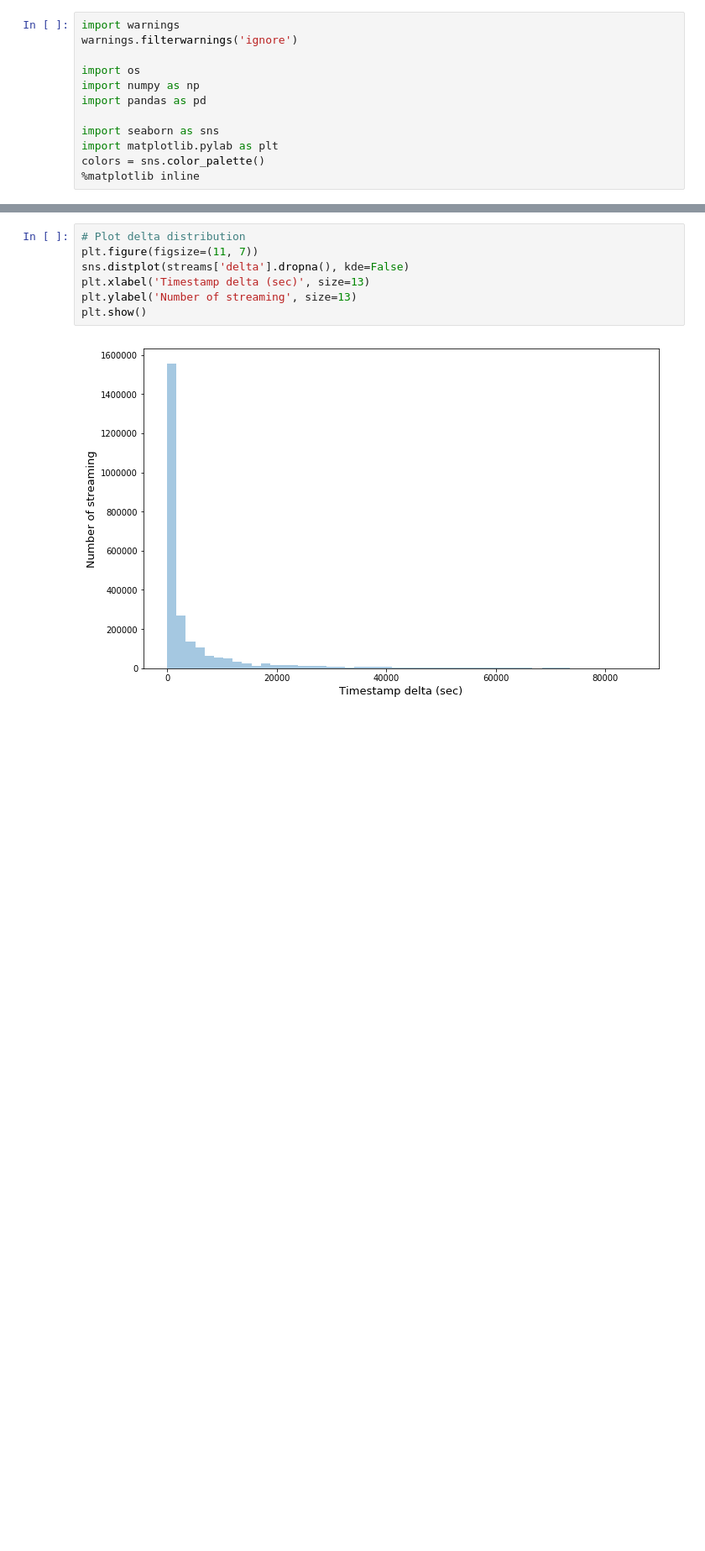
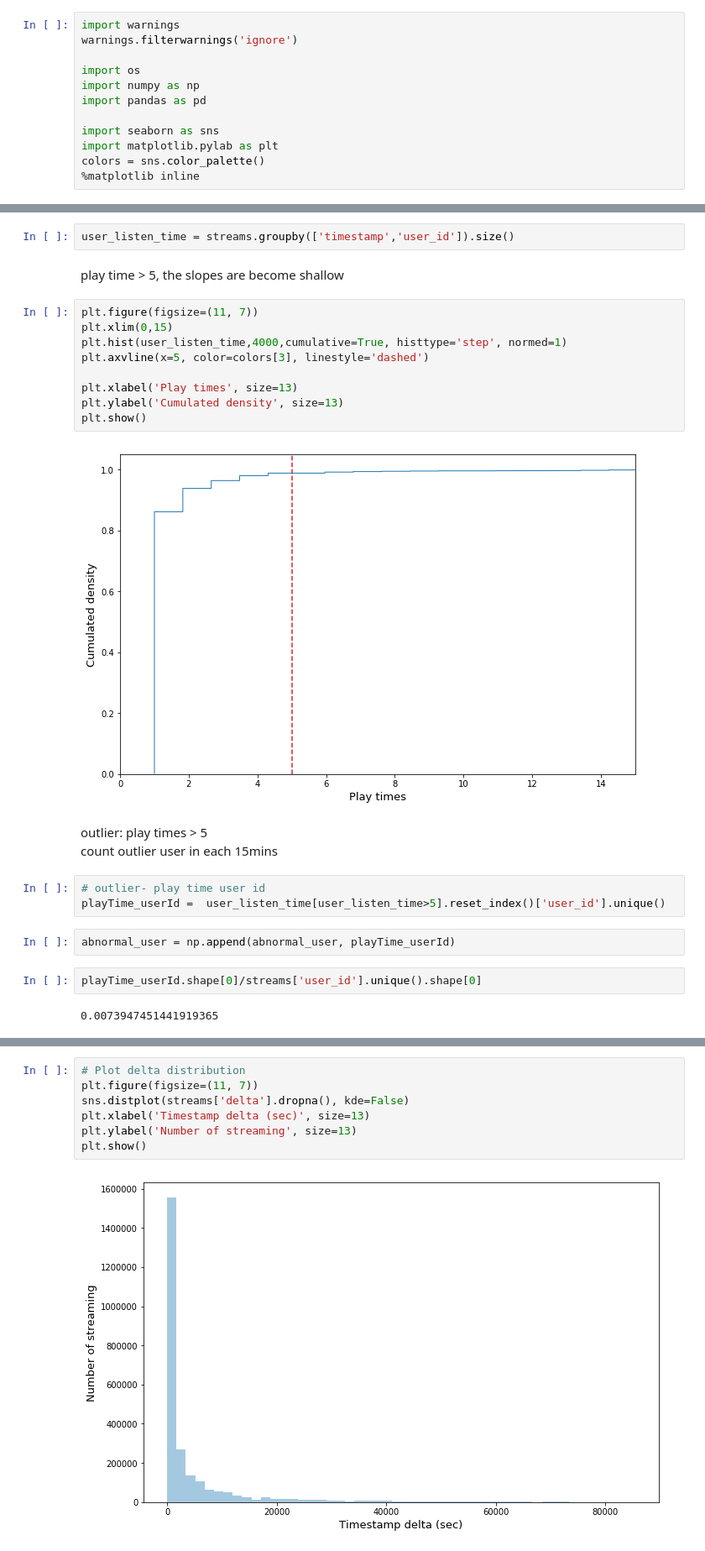
Before and after one commit to Trudie/Streaming_Fault_Detection, a Jupyter notebook: EDA.ipynb, the cells around one changed output, grey strips where cells are left out. Shown at 84% size. Drawn from its saved outputs; the diff is of its cells as text; blank space fills up the shorter version.

```diff
--- a/EDA.ipynb
+++ b/EDA.ipynb
@@ -64,0 +274,27 @@ plt.show()
+# %%
+user_listen_time = streams.groupby(['timestamp','user_id']).size()
+# %% [markdown]
+play time > 5, the slopes are become shallow
+# %%
+plt.figure(figsize=(11, 7))
+plt.xlim(0,15)
+plt.hist(user_listen_time,4000,cumulative=True, histtype='step', normed=1)
+plt.axvline(x=5, color=colors[3], linestyle='dashed')
+
+plt.xlabel('Play times', size=13)
+plt.ylabel('Cumulated density', size=13)
+plt.show()
+# %% [output]
+[figure, added]
+# %% [markdown]
+outlier: play times > 5
+count outlier user in each 15mins
+# %%
+# outlier- play time user id
+playTime_userId =  user_listen_time[user_listen_time>5].reset_index()['user_id'].unique()
+# %%
+abnormal_user = np.append(abnormal_user, playTime_userId)
+# %%
+playTime_userId.shape[0]/streams['user_id'].unique().shape[0]
+# %% [output]
+0.0073947451441919365
```
Also changed, not shown: parts of 63 cells of this notebook, 2 other files.
